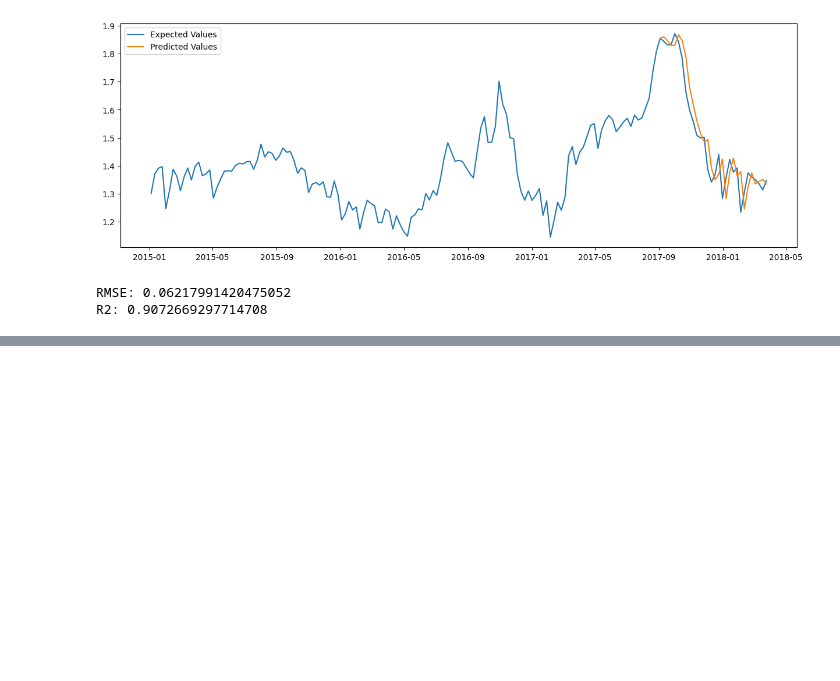
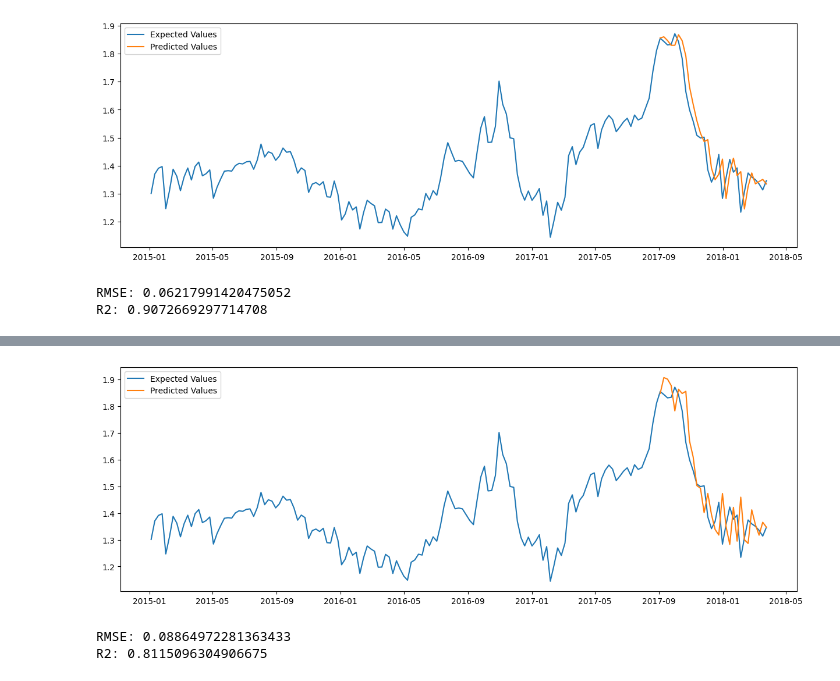
Before and after one commit to PNU-team-projects/avocado-price-forecasting, a Jupyter notebook: notebooks/notebook.ipynb, the cells around one changed output, grey strips where cells are left out. Saved outputs shown, nothing was run; the diff lists cells and outputs as text; code cells hidden in the pictures; blank space fills up the shorter version.

```diff
--- a/notebooks/notebook.ipynb
+++ b/notebooks/notebook.ipynb
@@ -265,0 +322,17 @@ R2: 0.9072669297714708
+# %%
+history = [x for x in train_data['AveragePrice']]
+predictions = []
+
+for t in range(len(test_data['AveragePrice'])):
+
+    model = SARIMAX(history, order = (2,1,2), seasonal_order=(0, 1, 1, 52))
+    model_fit = model.fit()
+
+    output = model_fit.forecast()
+    yhat = output[0]
+    predictions.append(float(yhat))
+
+    obs = test_data['AveragePrice'][t]
+    history.append(obs)
+
+    print('predicted = %f, expected = %f' % (yhat, obs))
@@ -265,0 +357,6 @@ R2: 0.9072669297714708
+# %%
+predictions_plot(pd.Series(predictions, index = test_data.index), test_data, df1)
+# %% [output]
+[figure, added]
+RMSE: 0.08864972281363433
+R2: 0.8115096304906675
```
Also changed, not shown: parts of 18 cells of this notebook, 2 other files.
